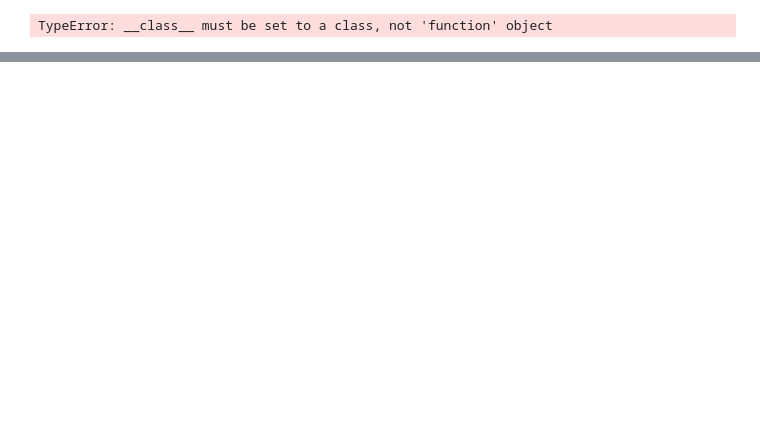
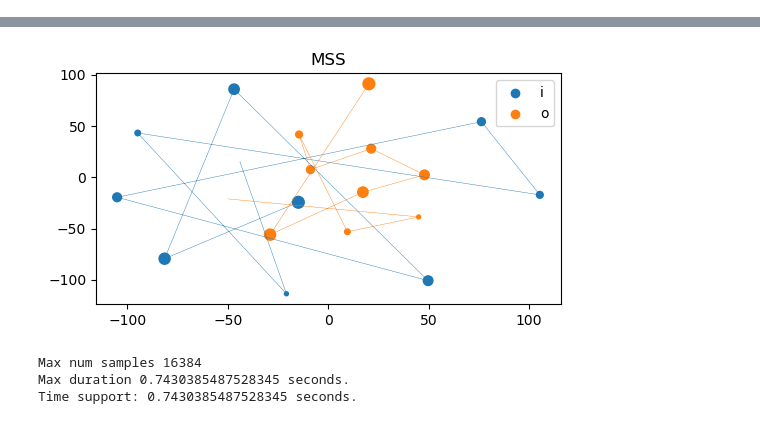
Before and after one commit to mathieulagrange/kymatio-audio, a Jupyter notebook: vowel2noise.ipynb, the cells around one changed output, grey strips where cells are left out. Cells and saved outputs as stored; diff of their text form; code cells hidden in the pictures; blank space fills up the shorter version.

Commit message:
experiment with vowel and noise

```diff
--- a/vowel2noise.ipynb
+++ b/vowel2noise.ipynb
@@ -2,11 +2,13 @@
 import numpy as np
 import librosa as lr
 
+import torch
+import auraloss
+
 from kymatio_audio import scattering_audio_distance as sad
 
 from IPython import display as ipd
+plt.rcParams['figure.figsize'] = [6, 3]
-# %% [output]
-TypeError: __class__ must be set to a class, not 'function' object
 # %%
 i, sr = lr.load('audio/i.wav')
 o, sr = lr.load('audio/o.wav')
@@ -15,7 +25,9 @@ o = o/np.max(np.abs(o))
 # %%
+noise_levels = 10
+
 i_n = []
-for n in range(10):
-    i_n.append(i+n/5*np.random.randn(i.shape[0]))
+for n in range(noise_levels):
+    i_n.append(i+n/2*np.random.randn(i.shape[0]))
 
 i_series = np.hstack(i_n)
 ipd.Audio(i_series, rate=sr)
@@ -35,0 +46,45 @@ kad.scattering
+# %%
+
+
+s_n = i_n+o_n
+
+aura_fn = auraloss.freq.MultiResolutionSTFTLoss(
+    fft_sizes=[1024, 2048, 8192],
+    hop_sizes=[256, 512, 2048],
+    win_lengths=[1024, 2048, 8192],
+    scale="mel",
+    n_bins=128,
+    sample_rate=sr,
+    perceptual_weighting=True,
+)
+
+A = np.zeros((len(s_n), len(s_n)))
+for s_ii, s_i in enumerate(s_n):
+    for s_jj, s_j in enumerate(s_n):
+        if s_jj>s_ii:
+            sit = torch.unsqueeze(torch.unsqueeze(torch.tensor(s_i, dtype=torch.float32), 0), 0)
+            sjt = torch.unsqueeze(torch.unsqueeze(torch.tensor(s_j, dtype=torch.float32), 0), 0)
+            A[s_ii, s_jj] = aura_fn(sit, sjt)
+            A[s_ii, s_jj] = A[s_jj, s_ii]
+# %%
+from sklearn.manifold import TSNE
+
+Ae = TSNE(n_components=2, learning_rate='auto', init='random', perplexity=3, metric='precomputed').fit_transform(A)
+# %%
+import matplotlib.pyplot as plt
+
+h1 = plt.scatter(Ae[:10, 0], Ae[:10, 1], sizes=np.arange(10)*8, label='i')
+plt.plot(Ae[:10, 0], Ae[:10, 1], linewidth=.3)
+h2 = plt.scatter(Ae[10:, 0], Ae[10:, 1], sizes=np.arange(10)*8, label='o')
+plt.plot(Ae[10:, 0], Ae[10:, 1], linewidth=.3)
+plt.legend(handles=[h1, h2])
+plt.title('MSS')
+plt.show()
+# %% [output]
+[figure, added]
+# %%
+sc = sad.scattering_audio_distance(s_n, sr)
+# %% [output]
+Max num samples 16384
+Max duration 0.7430385487528345 seconds.
+Time support: 0.7430385487528345 seconds.
```
Also changed, not shown: parts of 3 cells of this notebook, 1 other file.
